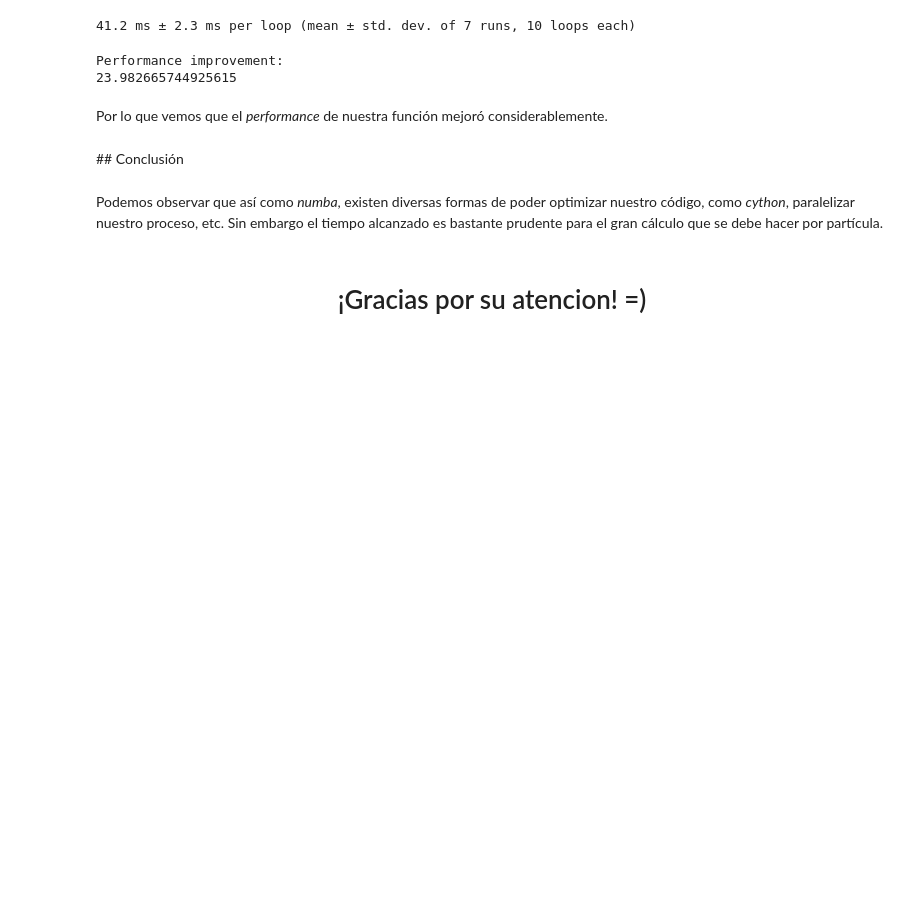
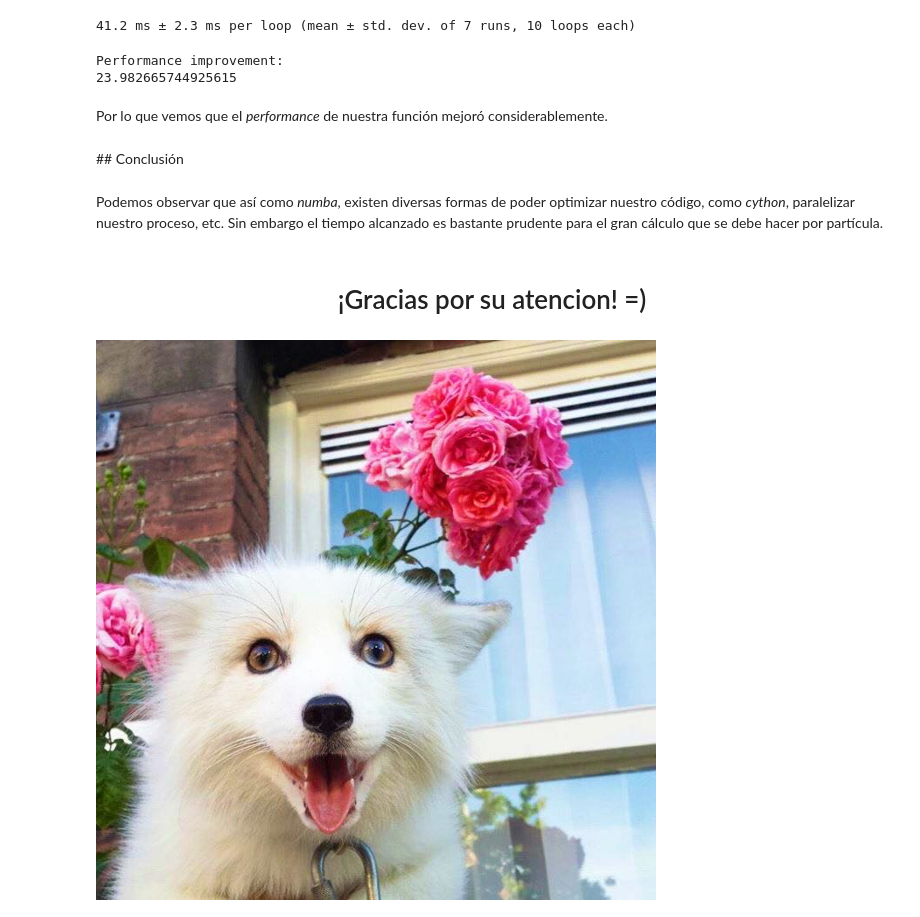
Before and after one commit to rffuente/Programacion_Cientifica, a Jupyter notebook: proyecto/Dynamic Systems N-body Simulation.ipynb, the cells around one changed output. Saved outputs shown, nothing was run; the diff lists cells and outputs as text; code cells hidden in the pictures; blank space fills up the shorter version.

Commit message:
Se adjunta imagen para el final de la presentacion :)

```diff
--- a/proyecto/Dynamic Systems N-body Simulation.ipynb
+++ b/proyecto/Dynamic Systems N-body Simulation.ipynb
@@ -336,3 +337,7 @@ Por lo que vemos que el _performance_ de nuestra función mejoró considerableme
 Podemos observar que así como _numba_, existen diversas formas de poder optimizar nuestro código, como _cython_, paralelizar nuestro proceso, etc. Sin embargo el tiempo alcanzado es bastante prudente para el gran cálculo que se debe hacer por partícula.
 # %% [markdown]
 <h1><center>¡Gracias por su atencion! =)</center></h1>
+# %%
+Image(filename='zorro.jpg')
+# %% [output]
+[figure, added]
```
Also changed, not shown: parts of 1 cell of this notebook, 1 other file.
